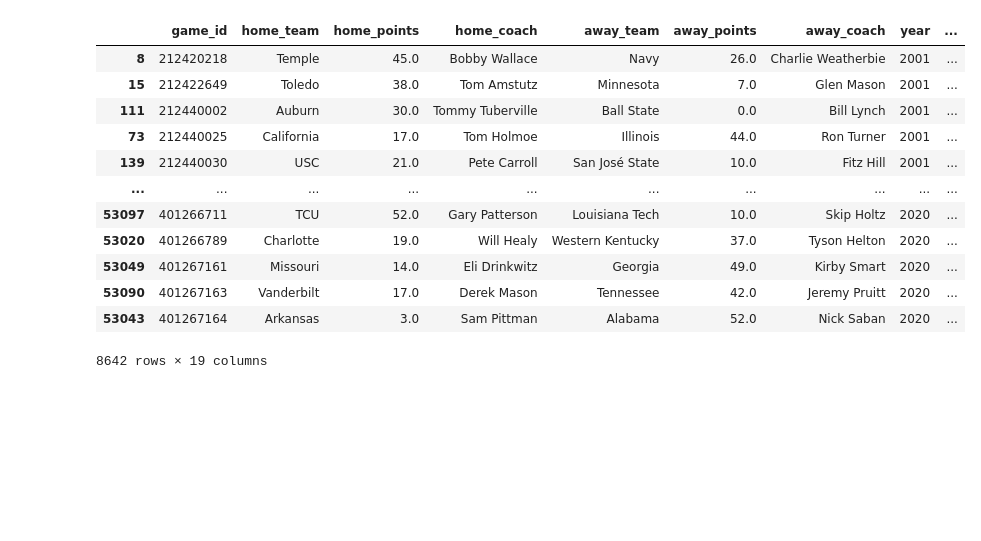
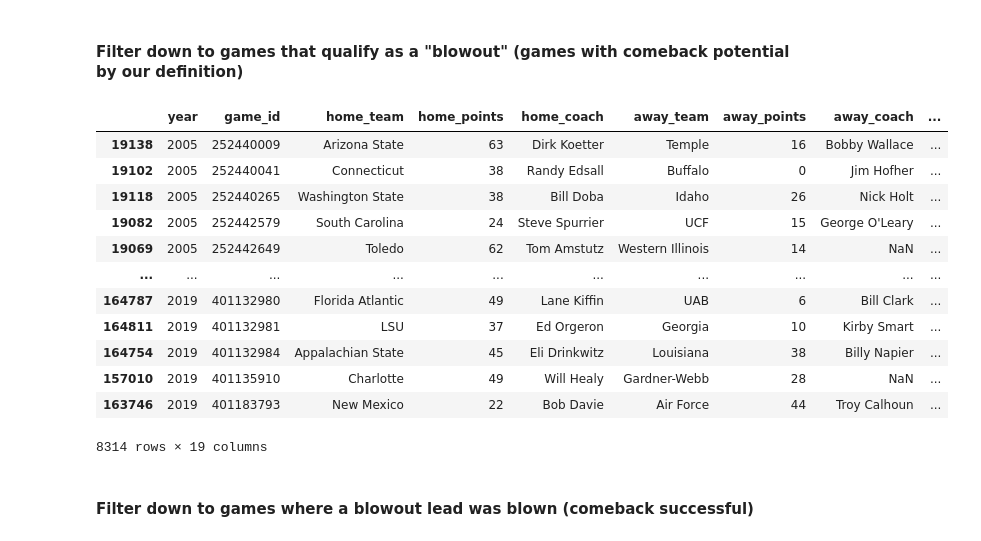
Before and after one commit to peteb206/pete_berryman_football, a Jupyter notebook: Projects/Comeback_Coaches/Comeback_Coaches.ipynb, the cells around one changed output. Drawn from its saved outputs; the diff is of its cells as text; code cells hidden in the pictures; blank space fills up the shorter version.

```diff
--- a/Projects/Comeback_Coaches/Comeback_Coaches.ipynb
+++ b/Projects/Comeback_Coaches/Comeback_Coaches.ipynb
@@ -49,8 +70,8 @@ coach_df2
 # %%
-year_range = range(2001, 2021)
+year_range = range(2001, 2020)
 schedule_df = pd.DataFrame()
 for year in year_range:
-    temp_df = pd.read_json('{}/games?year={}'.format(base, str(year)))
+    temp_df = pd.read_json('{}/calendar?year={}'.format(base, str(year)))
     temp_df2 = pd.DataFrame({'year': year, 'week': pd.Series(temp_df['week'].unique())})
     if schedule_df.empty:
         schedule_df = temp_df2.copy()
@@ -80,8 +103,8 @@ for year in year_range:
     temp_df2.rename(columns={"id": "game_id"}, inplace=True)
     temp_df3 = pd.merge(temp_df2, coach_df2[coach_df2['year'] == year], how='left', left_on='away_team', right_on='school')
     temp_df3['away_coach'] = temp_df3['first_name_y'] + ' ' + temp_df3['last_name_y']
-    temp_df3 = temp_df3[['game_id','home_team','home_points','home_coach','away_team','away_points','away_coach']]
     temp_df3['year'] = year
+    temp_df3 = temp_df3[['year','game_id','home_team','home_points','home_coach','away_team','away_points','away_coach']]
     if results_df.empty:
         results_df = temp_df3.copy()
     else:
@@ -180,3 +187,0 @@ score_change_df
-# %%
-score_change_df = pd.read_csv('score_change.csv')
-score_change_df
@@ -214,6 +190,7 @@ blowout_df
 # %%
-merged_df = pd.merge(results_df, blowout_df, on='game_id').sort_values(by='id')
-# Ensure no plays are double-counted
+merged_df = pd.merge(results_df, score_change_df, on='game_id').sort_values(by='id')
+# Ensure no score statuses are double-counted
 merged_df.drop_duplicates(subset=['game_id','winning_team_score_temp','losing_team_score_temp'], inplace=True)
+merged_df.to_csv('output_data.csv', index=False)
 merged_df
 # %% [output]
@@ -233,22 +210,26 @@ merged_df
+# %% [markdown]
+#### Filter down to games that qualify as a "blowout" (games with comeback potential by our definition)
 # %%
-blowout_games_df = merged_df.copy()
+blowout_games_df = merged_df[merged_df['winning_team_score_temp'] - merged_df['losing_team_score_temp'] >= 17].copy()
 blowout_games_df['diff'] = blowout_games_df['winning_team_score_temp'] - blowout_games_df['losing_team_score_temp']
 blowout_games_df = blowout_games_df.loc[blowout_games_df.groupby(by=['game_id','winning_team_temp'])['diff'].idxmax()].sort_values(by='id')
 blowout_games_df
 # %% [output]
-|  | game_id | home_team | home_points | home_coach | away_team | away_points | away_coach | year | ... |
-| 8 | 212420218 | Temple | 45.0 | Bobby Wallace | Navy | 26.0 | Charlie Weatherbie | 2001 | ... |
-| 15 | 212422649 | Toledo | 38.0 | Tom Amstutz | Minnesota | 7.0 | Glen Mason | 2001 | ... |
-| 111 | 212440002 | Auburn | 30.0 | Tommy Tuberville | Ball State | 0.0 | Bill Lynch | 2001 | ... |
-| 73 | 212440025 | California | 17.0 | Tom Holmoe | Illinois | 44.0 | Ron Turner | 2001 | ... |
-| 139 | 212440030 | USC | 21.0 | Pete Carroll | San José State | 10.0 | Fitz Hill | 2001 | ... |
+|  | year | game_id | home_team | home_points | home_coach | away_team | away_points | away_coach | ... |
+| 19138 | 2005 | 252440009 | Arizona State | 63 | Dirk Koetter | Temple | 16 | Bobby Wallace | ... |
+| 19102 | 2005 | 252440041 | Connecticut | 38 | Randy Edsall | Buffalo | 0 | Jim Hofher | ... |
+| 19118 | 2005 | 252440265 | Washington State | 38 | Bill Doba | Idaho | 26 | Nick Holt | ... |
+| 19082 | 2005 | 252442579 | South Carolina | 24 | Steve Spurrier | UCF | 15 | George O'Leary | ... |
+| 19069 | 2005 | 252442649 | Toledo | 62 | Tom Amstutz | Western Illinois | 14 | NaN | ... |
 | ... | ... | ... | ... | ... | ... | ... | ... | ... | ... |
-| 53097 | 401266711 | TCU | 52.0 | Gary Patterson | Louisiana Tech | 10.0 | Skip Holtz | 2020 | ... |
-| 53020 | 401266789 | Charlotte | 19.0 | Will Healy | Western Kentucky | 37.0 | Tyson Helton | 2020 | ... |
-| 53049 | 401267161 | Missouri | 14.0 | Eli Drinkwitz | Georgia | 49.0 | Kirby Smart | 2020 | ... |
-| 53090 | 401267163 | Vanderbilt | 17.0 | Derek Mason | Tennessee | 42.0 | Jeremy Pruitt | 2020 | ... |
-| 53043 | 401267164 | Arkansas | 3.0 | Sam Pittman | Alabama | 52.0 | Nick Saban | 2020 | ... |
+| 164787 | 2019 | 401132980 | Florida Atlantic | 49 | Lane Kiffin | UAB | 6 | Bill Clark | ... |
+| 164811 | 2019 | 401132981 | LSU | 37 | Ed Orgeron | Georgia | 10 | Kirby Smart | ... |
+| 164754 | 2019 | 401132984 | Appalachian State | 45 | Eli Drinkwitz | Louisiana | 38 | Billy Napier | ... |
+| 157010 | 2019 | 401135910 | Charlotte | 49 | Will Healy | Gardner-Webb | 28 | NaN | ... |
+| 163746 | 2019 | 401183793 | New Mexico | 22 | Bob Davie | Air Force | 44 | Troy Calhoun | ... |
-8642 rows × 19 columns
+8314 rows × 19 columns
+# %% [markdown]
+#### Filter down to games where a blowout lead was blown (comeback successful)
 # %%
 comeback_wins_df = blowout_games_df[blowout_games_df['winning_team'] != blowout_games_df['winning_team_temp']].copy()
 comeback_wins_df
```
Also changed, not shown: parts of 23 cells of this notebook, 3 other files.
